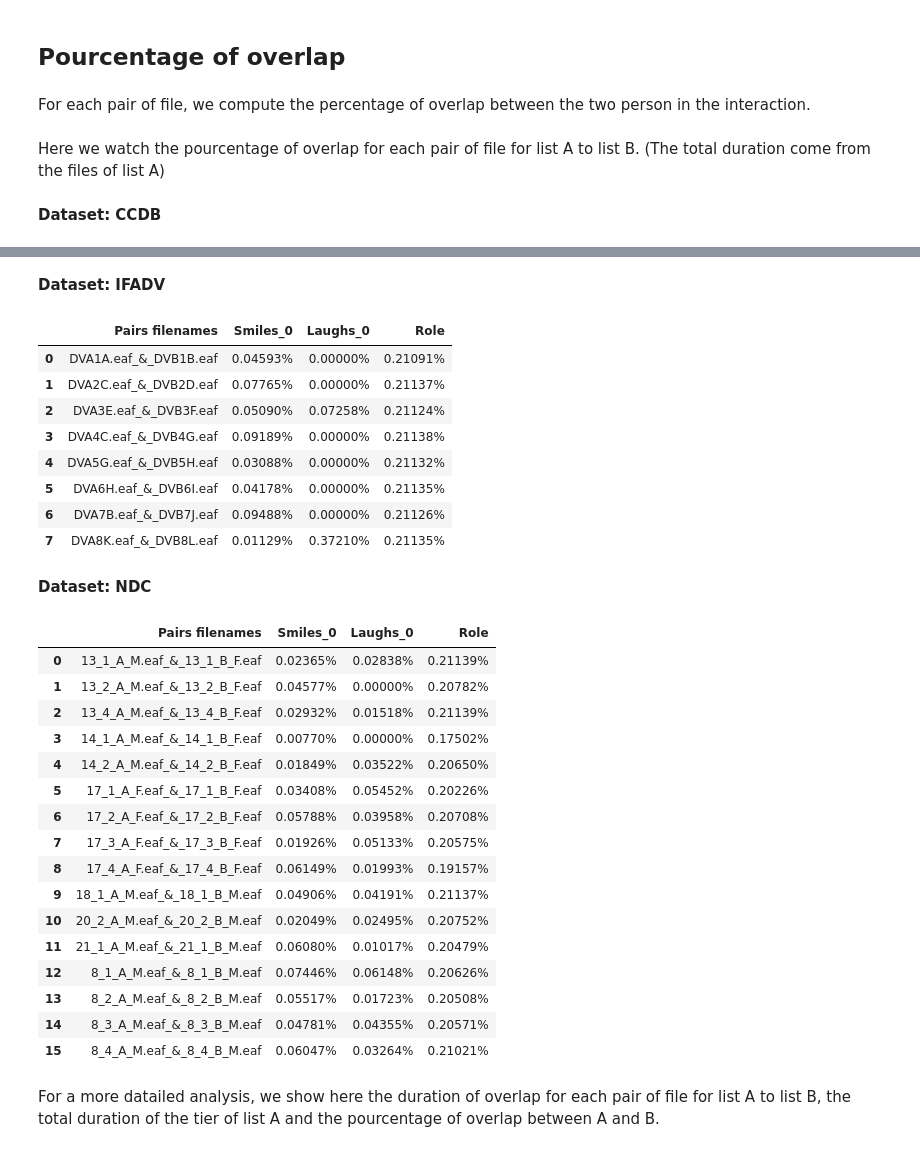
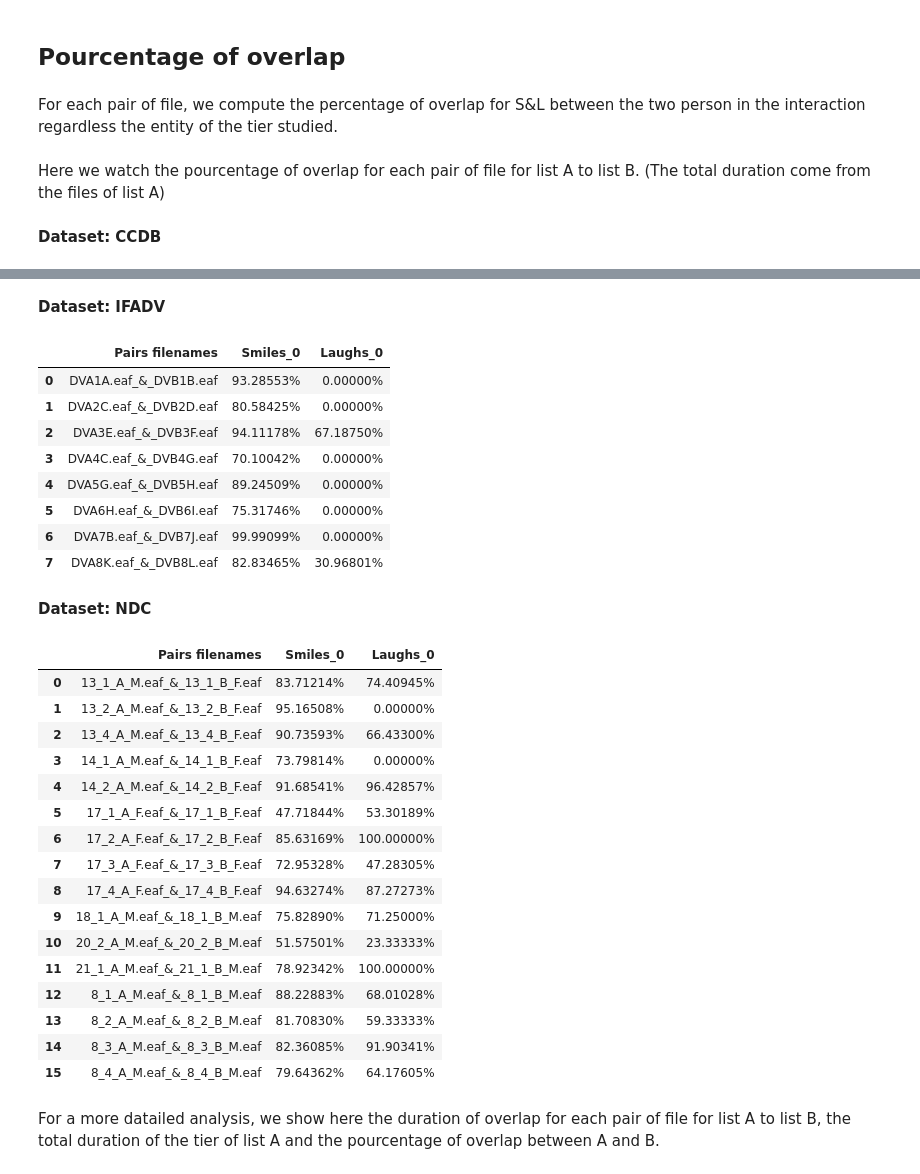
Before and after one commit to LucileVincent/S-L-Dynamics-Analysis, a Jupyter notebook: Overlapping_analysis.ipynb, the cells around one changed output, grey strips where cells are left out. Cells and saved outputs as stored; diff of their text form; code cells hidden in the pictures.

Commit message:
Overlapping focus on role

```diff
--- a/Overlapping_analysis.ipynb
+++ b/Overlapping_analysis.ipynb
@@ -21,7 +21,7 @@ smiles_intensities = tier_lists['Smiles_0']
 # %% [markdown]
 ## Pourcentage of overlap
 # %% [markdown]
-For each pair of file, we compute the percentage of overlap between the two person in the interaction.
+For each pair of file, we compute the percentage of overlap for S&L between the two person in the interaction regardless the entity of the tier studied.
 # %% [markdown]
 Here we watch the pourcentage of overlap for each pair of file for list A to list B. (The total duration come from the files of list A)
 # %%
@@ -35,7 +35,6 @@ for i, database in enumerate(databases_name):
         for i in range(0, len(databases_list), 2):
             filepath_A = databases_list[i]
             filepath_B = databases_list[i+1]
-            pair_name = f"Pair {i//2 + 1}"
             pair_file_A = os.path.basename(filepath_A)
             pair_file_B = os.path.basename(filepath_B)
 
@@ -43,7 +42,7 @@ for i, database in enumerate(databases_name):
                 pair_name = f"{pair_file_A}_&_{pair_file_B}"
 
             pair_dict = {}
-            for tier in expressions + ["Role"]:
+            for tier in expressions:
                 lstA_tier = get_tier_from_file(filepath_A, tier)
                 lstB_tier = get_tier_from_file(filepath_B, tier)
 
@@ -74,9 +73,20 @@ for database, dataset_dict in overlapping_segments_dict.items():
             if not segments:
                 percentage = 0
             else:
-                overlapping_duration = sum(segment[1] - segment[0] for segment in segments)
-                total_duration = sum(max(segment[1] for segment in segments) for segment in lstA[tier])
-                percentage = (overlapping_duration / total_duration) * 100
+                total_duration = 0
+                overlap_duration = 0
+                for segmentA, segmentB in segments.items():
+                    total_duration += segmentA[1] - segmentA[0]
+                    for seg in segmentB:
+                        if seg[0] > segmentA[0] and seg[1] < segmentA[1]:
+                            overlap_duration += seg[1] - seg[0]
+                        elif seg[0] < segmentA[0] and seg[1] > segmentA[1]:
+                            overlap_duration += segmentA[1] - segmentA[0]
+                        elif seg[0] < segmentA[0] and seg[1] < segmentA[1]:
+                            overlap_duration += seg[1] - segmentA[0]
+                        elif seg[0] > segmentA[0] and seg[1] > segmentA[1]:
+                            overlap_duration += segmentA[1] - seg[0]
+                percentage = overlap_duration / total_duration * 100
             percentages[tier] = percentage
 
         data.append({'Pairs filenames': pair_name, **percentages})
@@ -101,31 +111,31 @@ for database, df in dataframes.items():
 **Dataset: IFADV**
-|  | Pairs filenames | Smiles_0 | Laughs_0 | Role |
-| 0 | DVA1A.eaf_&_DVB1B.eaf | 0.04593% | 0.00000% | 0.21091% |
-| 1 | DVA2C.eaf_&_DVB2D.eaf | 0.07765% | 0.00000% | 0.21137% |
-| 2 | DVA3E.eaf_&_DVB3F.eaf | 0.05090% | 0.07258% | 0.21124% |
-| 3 | DVA4C.eaf_&_DVB4G.eaf | 0.09189% | 0.00000% | 0.21138% |
-| 4 | DVA5G.eaf_&_DVB5H.eaf | 0.03088% | 0.00000% | 0.21132% |
-| 5 | DVA6H.eaf_&_DVB6I.eaf | 0.04178% | 0.00000% | 0.21135% |
-| 6 | DVA7B.eaf_&_DVB7J.eaf | 0.09488% | 0.00000% | 0.21126% |
-| 7 | DVA8K.eaf_&_DVB8L.eaf | 0.01129% | 0.37210% | 0.21135% |
+|  | Pairs filenames | Smiles_0 | Laughs_0 |
+| 0 | DVA1A.eaf_&_DVB1B.eaf | 93.28553% | 0.00000% |
+| 1 | DVA2C.eaf_&_DVB2D.eaf | 80.58425% | 0.00000% |
+| 2 | DVA3E.eaf_&_DVB3F.eaf | 94.11178% | 67.18750% |
+| 3 | DVA4C.eaf_&_DVB4G.eaf | 70.10042% | 0.00000% |
+| 4 | DVA5G.eaf_&_DVB5H.eaf | 89.24509% | 0.00000% |
+| 5 | DVA6H.eaf_&_DVB6I.eaf | 75.31746% | 0.00000% |
+| 6 | DVA7B.eaf_&_DVB7J.eaf | 99.99099% | 0.00000% |
+| 7 | DVA8K.eaf_&_DVB8L.eaf | 82.83465% | 30.96801% |
 **Dataset: NDC**
-|  | Pairs filenames | Smiles_0 | Laughs_0 | Role |
-| 0 | 13_1_A_M.eaf_&_13_1_B_F.eaf | 0.02365% | 0.02838% | 0.21139% |
-| 1 | 13_2_A_M.eaf_&_13_2_B_F.eaf | 0.04577% | 0.00000% | 0.20782% |
-| 2 | 13_4_A_M.eaf_&_13_4_B_F.eaf | 0.02932% | 0.01518% | 0.21139% |
-| 3 | 14_1_A_M.eaf_&_14_1_B_F.eaf | 0.00770% | 0.00000% | 0.17502% |
-| 4 | 14_2_A_M.eaf_&_14_2_B_F.eaf | 0.01849% | 0.03522% | 0.20650% |
-| 5 | 17_1_A_F.eaf_&_17_1_B_F.eaf | 0.03408% | 0.05452% | 0.20226% |
-| 6 | 17_2_A_F.eaf_&_17_2_B_F.eaf | 0.05788% | 0.03958% | 0.20708% |
-| 7 | 17_3_A_F.eaf_&_17_3_B_F.eaf | 0.01926% | 0.05133% | 0.20575% |
-| 8 | 17_4_A_F.eaf_&_17_4_B_F.eaf | 0.06149% | 0.01993% | 0.19157% |
-| 9 | 18_1_A_M.eaf_&_18_1_B_M.eaf | 0.04906% | 0.04191% | 0.21137% |
-| 10 | 20_2_A_M.eaf_&_20_2_B_M.eaf | 0.02049% | 0.02495% | 0.20752% |
-| 11 | 21_1_A_M.eaf_&_21_1_B_M.eaf | 0.06080% | 0.01017% | 0.20479% |
-| 12 | 8_1_A_M.eaf_&_8_1_B_M.eaf | 0.07446% | 0.06148% | 0.20626% |
-| 13 | 8_2_A_M.eaf_&_8_2_B_M.eaf | 0.05517% | 0.01723% | 0.20508% |
-| 14 | 8_3_A_M.eaf_&_8_3_B_M.eaf | 0.04781% | 0.04355% | 0.20571% |
-| 15 | 8_4_A_M.eaf_&_8_4_B_M.eaf | 0.06047% | 0.03264% | 0.21021% |
+|  | Pairs filenames | Smiles_0 | Laughs_0 |
+| 0 | 13_1_A_M.eaf_&_13_1_B_F.eaf | 83.71214% | 74.40945% |
+| 1 | 13_2_A_M.eaf_&_13_2_B_F.eaf | 95.16508% | 0.00000% |
+| 2 | 13_4_A_M.eaf_&_13_4_B_F.eaf | 90.73593% | 66.43300% |
+| 3 | 14_1_A_M.eaf_&_14_1_B_F.eaf | 73.79814% | 0.00000% |
+| 4 | 14_2_A_M.eaf_&_14_2_B_F.eaf | 91.68541% | 96.42857% |
+| 5 | 17_1_A_F.eaf_&_17_1_B_F.eaf | 47.71844% | 53.30189% |
+| 6 | 17_2_A_F.eaf_&_17_2_B_F.eaf | 85.63169% | 100.00000% |
+| 7 | 17_3_A_F.eaf_&_17_3_B_F.eaf | 72.95328% | 47.28305% |
+| 8 | 17_4_A_F.eaf_&_17_4_B_F.eaf | 94.63274% | 87.27273% |
+| 9 | 18_1_A_M.eaf_&_18_1_B_M.eaf | 75.82890% | 71.25000% |
+| 10 | 20_2_A_M.eaf_&_20_2_B_M.eaf | 51.57501% | 23.33333% |
+| 11 | 21_1_A_M.eaf_&_21_1_B_M.eaf | 78.92342% | 100.00000% |
+| 12 | 8_1_A_M.eaf_&_8_1_B_M.eaf | 88.22883% | 68.01028% |
+| 13 | 8_2_A_M.eaf_&_8_2_B_M.eaf | 81.70830% | 59.33333% |
+| 14 | 8_3_A_M.eaf_&_8_3_B_M.eaf | 82.36085% | 91.90341% |
+| 15 | 8_4_A_M.eaf_&_8_4_B_M.eaf | 79.64362% | 64.17605% |
 # %% [markdown]
 For a more datailed analysis, we show here the duration of overlap for each pair of file for list A to list B, the total duration of the tier of list A and the pourcentage of overlap between A and B.
 # %%
```
Also changed, not shown: parts of 13 cells of this notebook, 1 other file.
